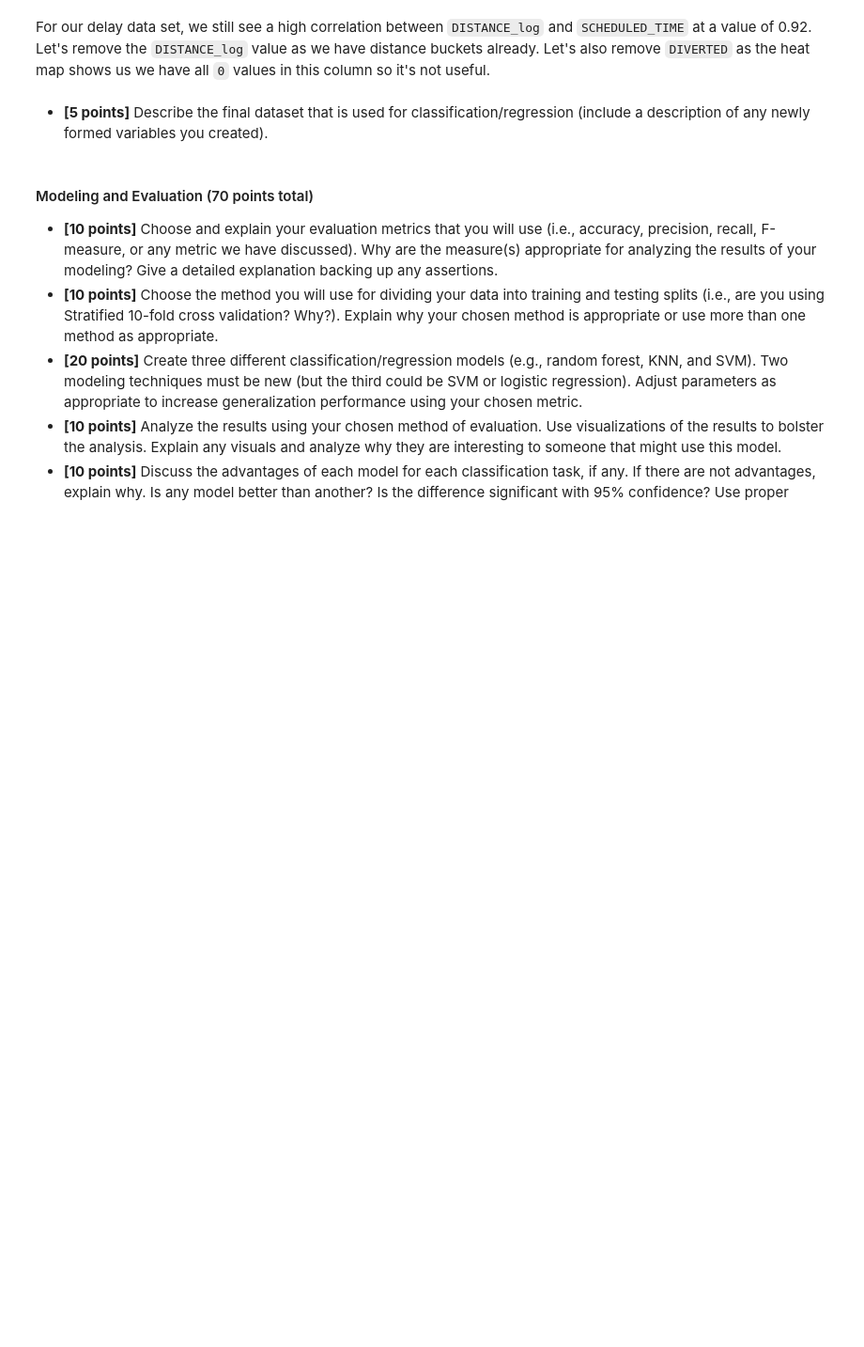
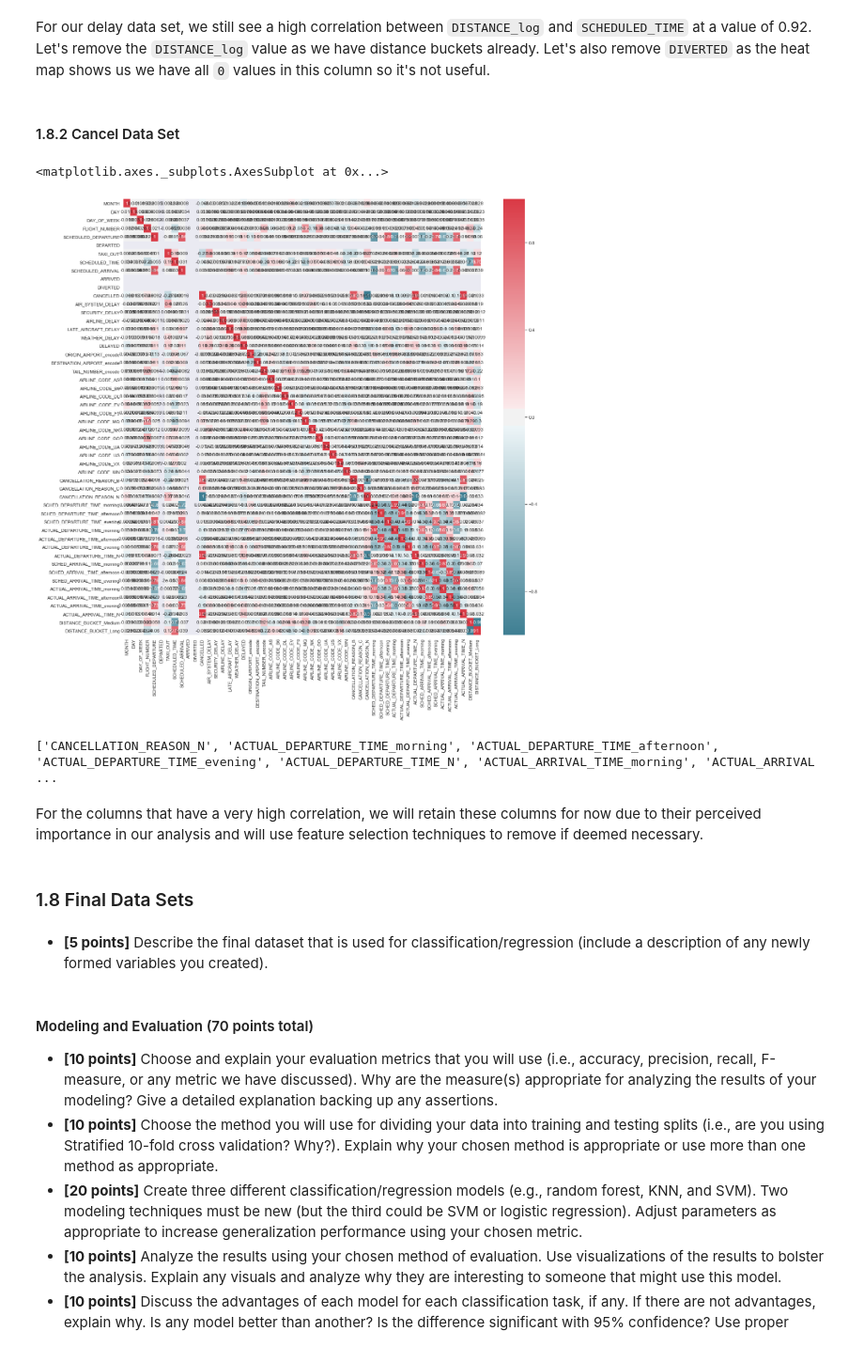
Before and after one commit to mattfarrow1/7331-machine-learning-1, a Jupyter notebook: Labs/Lab2_Group4.ipynb, the cells around one changed output. Shown at 94% size. Saved outputs shown, nothing was run; the diff lists cells and outputs as text; code cells hidden in the pictures; blank space fills up the shorter version.

```diff
--- a/Labs/Lab2_Group4.ipynb
+++ b/Labs/Lab2_Group4.ipynb
@@ -649,0 +685,5 @@ memory usage: 58.1 MB
+# %%
+col_to_drop3 = ['DEPARTURE_DELAY_log','ARRIVAL_DELAY_log', 'ELAPSED_TIME_log',
+               'TAXI_IN_log', 'AIR_TIME_log', 'DISTANCE_log']
+
+df_cancel = df_cancel.drop(columns = col_to_drop3)
@@ -673,2 +722,35 @@ df_delay = df_delay.drop(columns = col_to_drop3)
+# %% [markdown]
+#### 1.8.2 Cancel Data Set
+# %%
+# Examine correlation visually using Seaborn.
+# (Code adapted from 02. Data Visualization.ipynb)
+
+cmap = sns.diverging_palette(220, 10, as_cmap=True)
+
+sns.set(style = "darkgrid") # one of the many styles to plot using
+
+f, ax = plt.subplots(figsize = (20, 20))
+
+# Create heatmap
+sns.heatmap(df_cancel.corr(), cmap=cmap, annot = True)
+# %% [output]
+<matplotlib.axes._subplots.AxesSubplot at 0x...>
+[figure, added]
+# %%
+# Create correlation matrix with absolute values only
+corr_matrix_abs = df_cancel.corr().abs()
+
+# Select upper triangle of correlation matrix
+upper = corr_matrix_abs.where(np.triu(np.ones(corr_matrix_abs.shape), k=1).astype(np.bool))
+
+# Find features with correlation greater than 0.9
+to_drop = [column for column in upper.columns if any(upper[column] > 0.9)]
+print(to_drop)
+# %% [output]
+['CANCELLATION_REASON_N', 'ACTUAL_DEPARTURE_TIME_morning', 'ACTUAL_DEPARTURE_TIME_afternoon', 'ACTUAL_DEPARTURE_TIME_evening', 'ACTUAL_DEPARTURE_TIME_N', 'ACTUAL_ARRIVAL_TIME_morning', 'ACTUAL_ARRIVAL ...
+# %% [markdown]
+For the columns that have a very high correlation, we will retain these columns for now due to their perceived importance in our analysis and will use feature selection techniques to remove if deemed necessary.
+# %% [markdown]
+### 1.8 Final Data Sets
 # %% [markdown]
 - **[5 points]** Describe the final dataset that is used for classification/regression (include a description of any newly formed variables you created).
```
Also changed, not shown: parts of 14 cells of this notebook, 2 other files.
